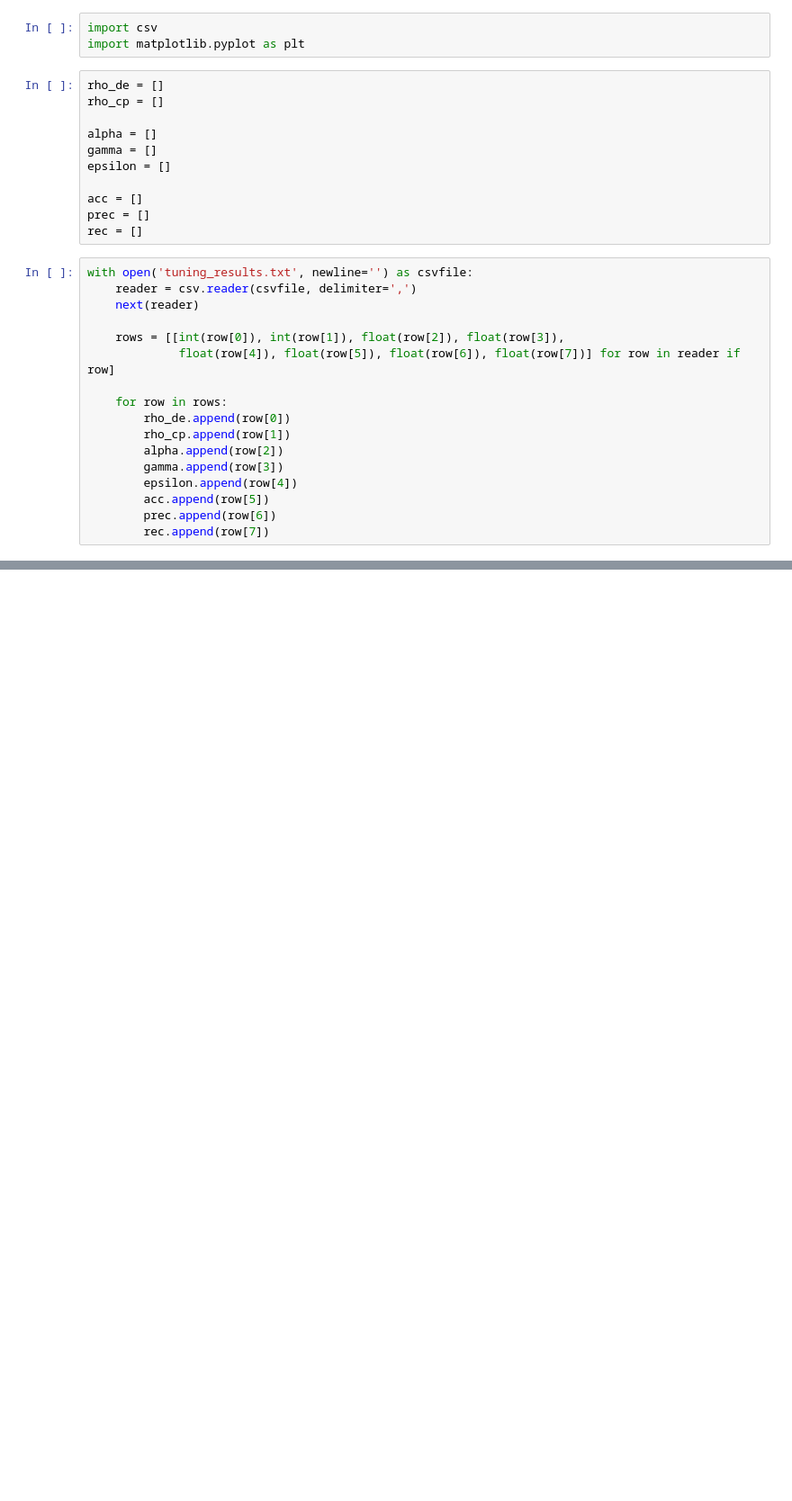
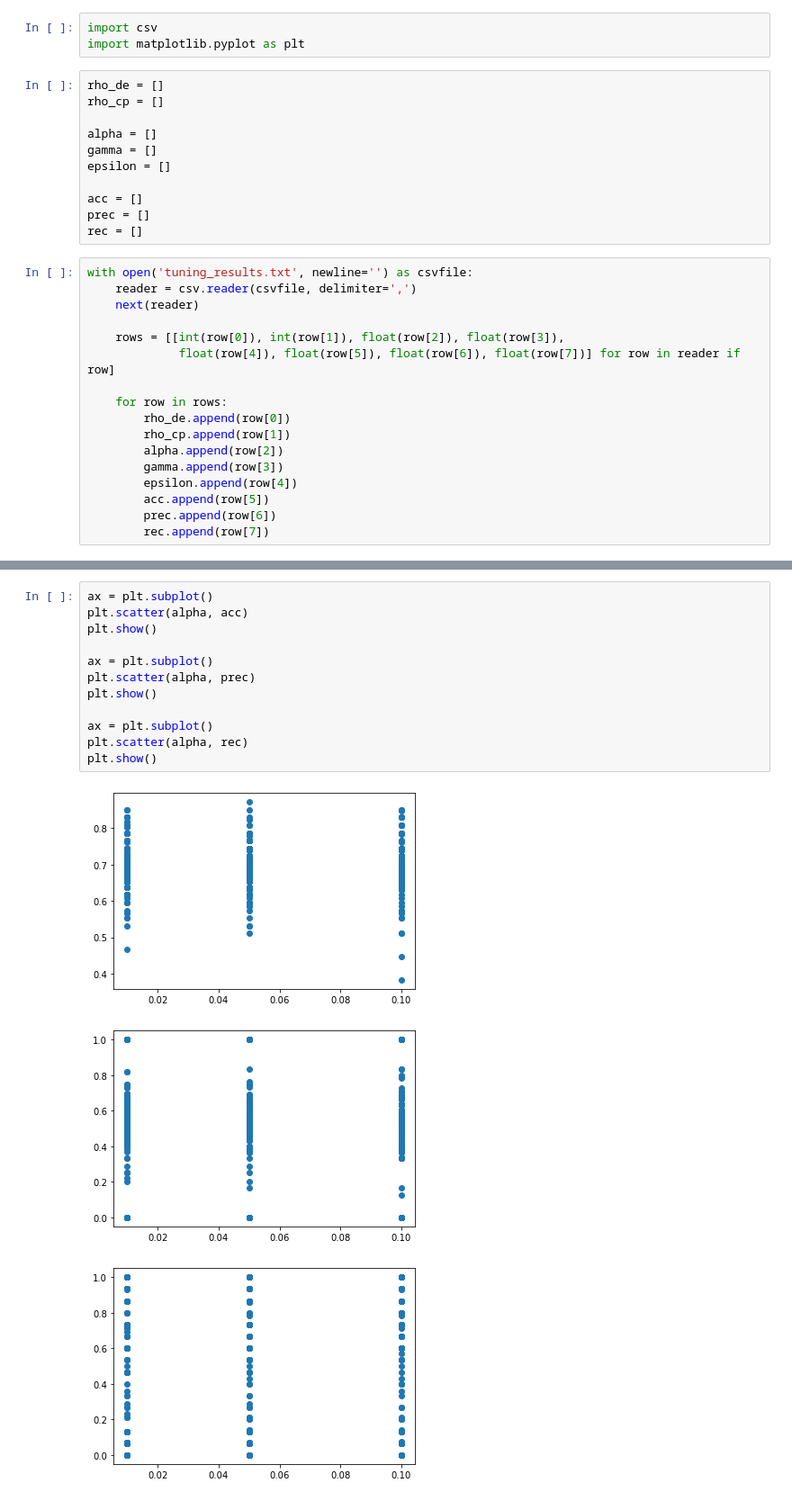
Before and after one commit to apeiffer/IoTSecurity, a Jupyter notebook: src/results/TuningResults.ipynb, the cells around one changed output, grey strips where cells are left out. Shown at 90% size. Saved outputs shown, nothing was run; the diff lists cells and outputs as text; blank space fills up the shorter version.

```diff
--- a/src/results/TuningResults.ipynb
+++ b/src/results/TuningResults.ipynb
@@ -36,0 +64,16 @@ plt.scatter(rho_de, acc)
+# %%
+ax = plt.subplot()
+plt.scatter(alpha, acc)
+plt.show()
+
+ax = plt.subplot()
+plt.scatter(alpha, prec)
+plt.show()
+
+ax = plt.subplot()
+plt.scatter(alpha, rec)
+plt.show()
+# %% [output]
+[figure, added]
+[figure, added]
+[figure, added]
```
Also changed, not shown: parts of 4 cells of this notebook, 1 other file.
